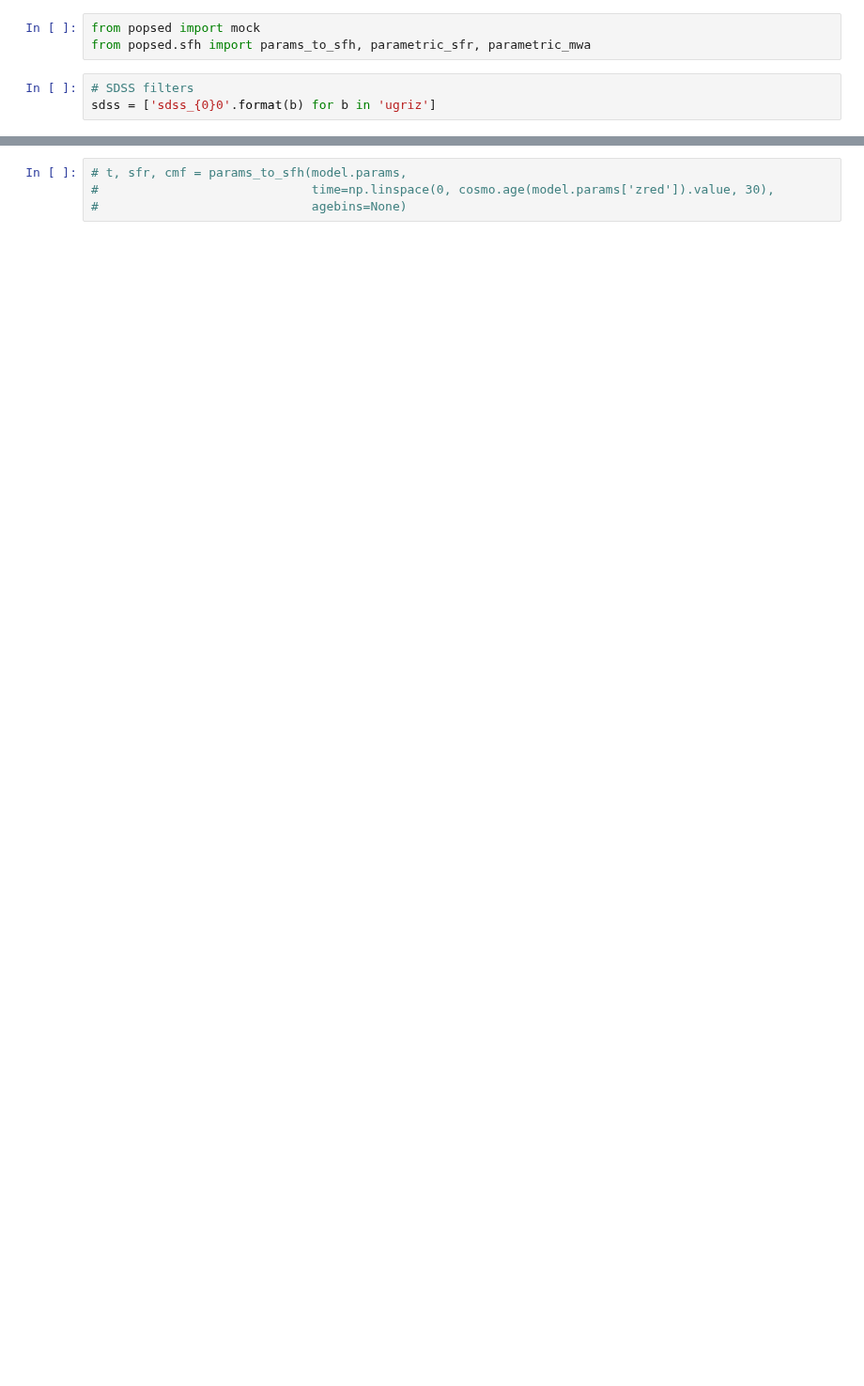
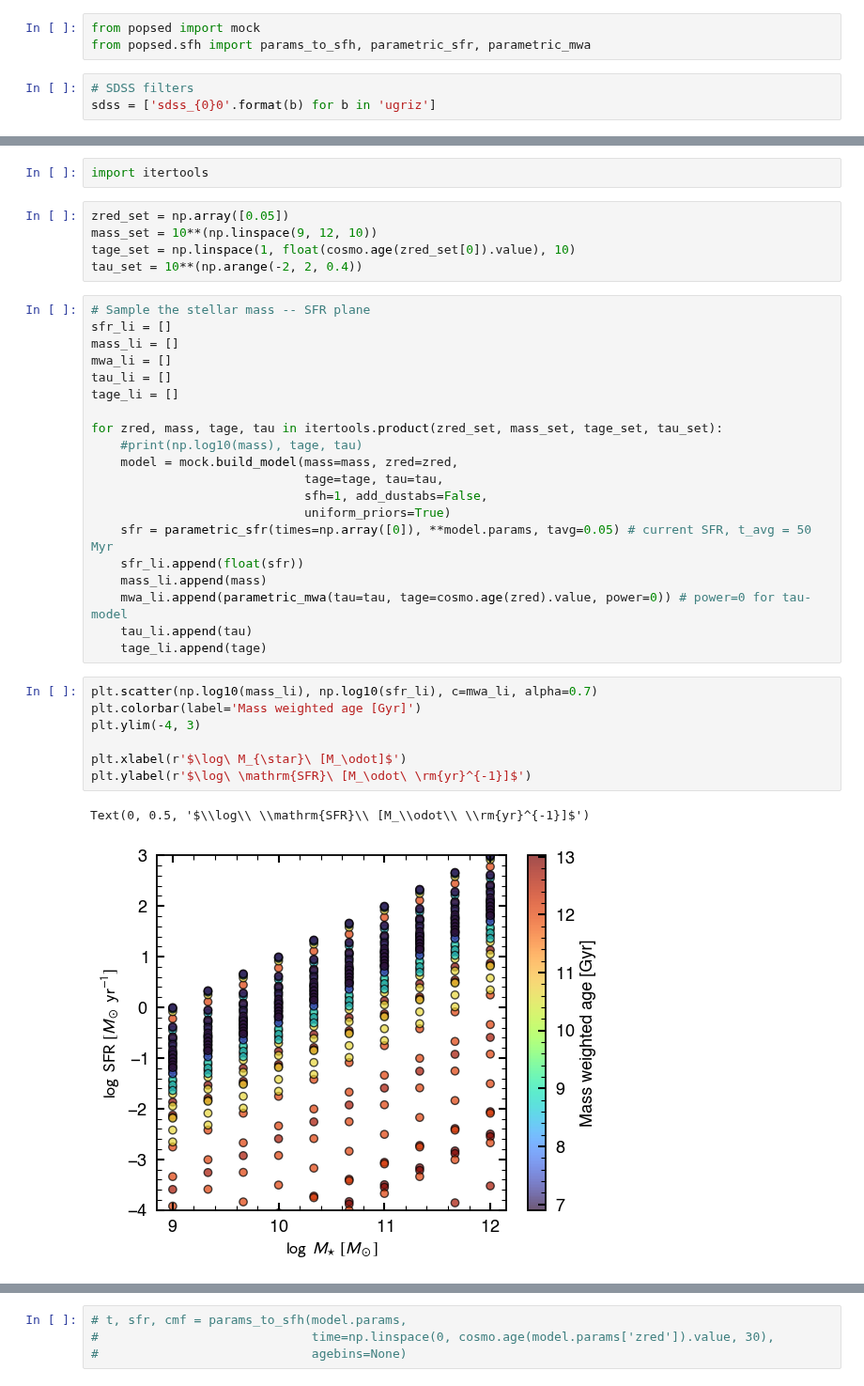
Before and after one commit to AstroJacobLi/popsed, a Jupyter notebook: notebooks/forward_model/toy_forward_model.ipynb, the cells around one changed output, grey strips where cells are left out. Shown at 94% size. Cells and saved outputs as stored; diff of their text form; blank space fills up the shorter version.

```diff
--- a/notebooks/forward_model/toy_forward_model.ipynb
+++ b/notebooks/forward_model/toy_forward_model.ipynb
@@ -23,0 +43,37 @@ sdss = ['sdss_{0}0'.format(b) for b in 'ugriz']
+# %%
+import itertools
+# %%
+zred_set = np.array([0.05])
+mass_set = 10**(np.linspace(9, 12, 10))
+tage_set = np.linspace(1, float(cosmo.age(zred_set[0]).value), 10)
+tau_set = 10**(np.arange(-2, 2, 0.4))
+# %%
+# Sample the stellar mass -- SFR plane
+sfr_li = []
+mass_li = []
+mwa_li = []
+tau_li = []
+tage_li = []
+
+for zred, mass, tage, tau in itertools.product(zred_set, mass_set, tage_set, tau_set):
+    #print(np.log10(mass), tage, tau)
+    model = mock.build_model(mass=mass, zred=zred,
+                             tage=tage, tau=tau,
+                             sfh=1, add_dustabs=False,
+                             uniform_priors=True)
+    sfr = parametric_sfr(times=np.array([0]), **model.params, tavg=0.05) # current SFR, t_avg = 50 Myr
+    sfr_li.append(float(sfr))
+    mass_li.append(mass)
+    mwa_li.append(parametric_mwa(tau=tau, tage=cosmo.age(zred).value, power=0)) # power=0 for tau-model
+    tau_li.append(tau)
+    tage_li.append(tage)
+# %%
+plt.scatter(np.log10(mass_li), np.log10(sfr_li), c=mwa_li, alpha=0.7)
+plt.colorbar(label='Mass weighted age [Gyr]')
+plt.ylim(-4, 3)
+
+plt.xlabel(r'$\log\ M_{\star}\ [M_\odot]$')
+plt.ylabel(r'$\log\ \mathrm{SFR}\ [M_\odot\ \rm{yr}^{-1}]$')
+# %% [output]
+Text(0, 0.5, '$\\log\\ \\mathrm{SFR}\\ [M_\\odot\\ \\rm{yr}^{-1}]$')
+[figure, added]
```
Also changed, not shown: parts of 27 cells of this notebook, 1 other file.
